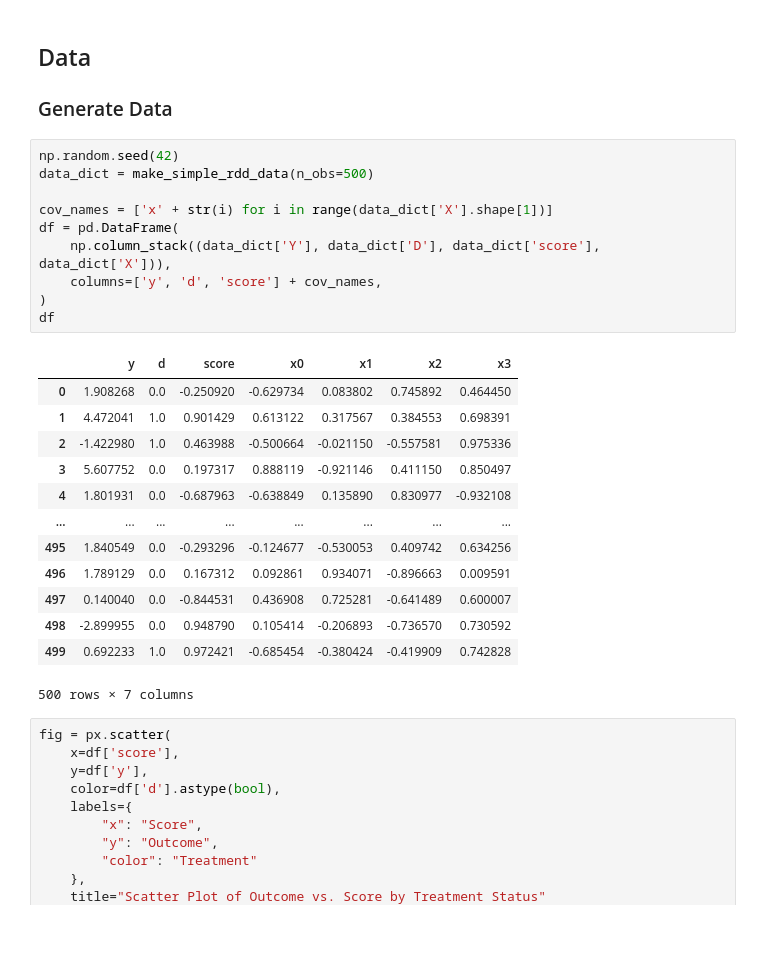
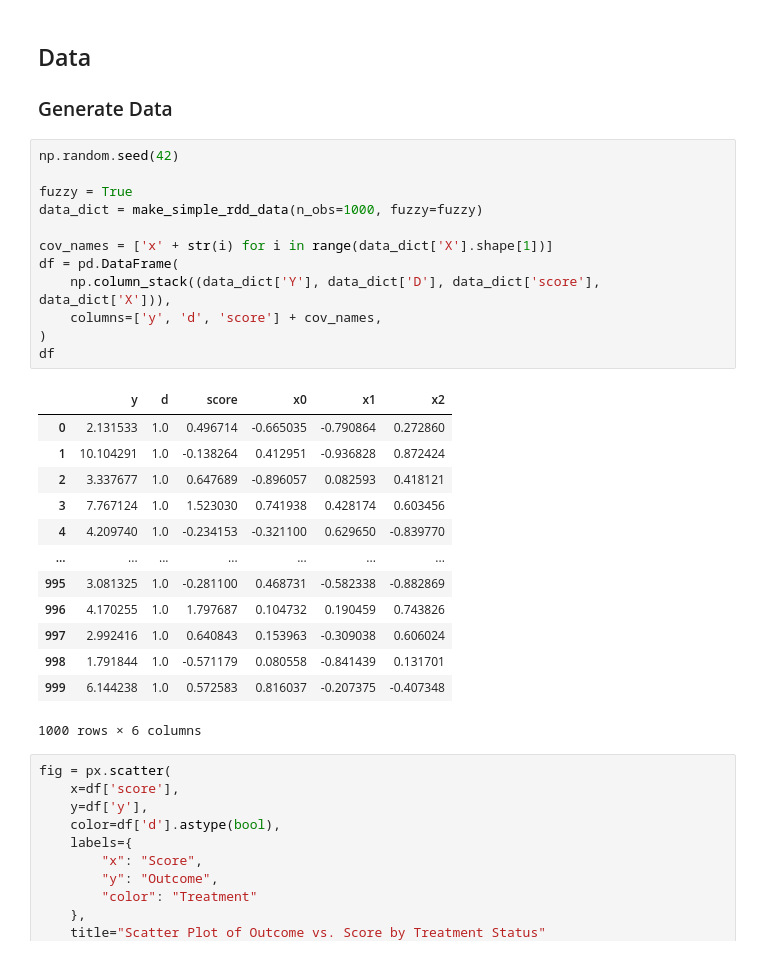
Before and after one commit to DoubleML/doubleml-rdflex, a Jupyter notebook: doubleml/rdd/notebooks/example_nb_v01.ipynb, the cells around one changed output. Cells and saved outputs as stored; diff of their text form.

```diff
--- a/doubleml/rdd/notebooks/example_nb_v01.ipynb
+++ b/doubleml/rdd/notebooks/example_nb_v01.ipynb
@@ -24,28 +24,30 @@ from doubleml.rdd.datasets import make_simple_rdd_data
 ### Generate Data
 # %%
 np.random.seed(42)
-data_dict = make_simple_rdd_data(n_obs=500)
+
+fuzzy = True
+data_dict = make_simple_rdd_data(n_obs=1000, fuzzy=fuzzy)
 
 cov_names = ['x' + str(i) for i in range(data_dict['X'].shape[1])]
 df = pd.DataFrame(
     np.column_stack((data_dict['Y'], data_dict['D'], data_dict['score'], data_dict['X'])),
     columns=['y', 'd', 'score'] + cov_names,
 )
 df
 # %% [output]
-|  | y | d | score | x0 | x1 | x2 | x3 |
-| 0 | 1.908268 | 0.0 | -0.250920 | -0.629734 | 0.083802 | 0.745892 | 0.464450 |
-| 1 | 4.472041 | 1.0 | 0.901429 | 0.613122 | 0.317567 | 0.384553 | 0.698391 |
-| 2 | -1.422980 | 1.0 | 0.463988 | -0.500664 | -0.021150 | -0.557581 | 0.975336 |
-| 3 | 5.607752 | 0.0 | 0.197317 | 0.888119 | -0.921146 | 0.411150 | 0.850497 |
-| 4 | 1.801931 | 0.0 | -0.687963 | -0.638849 | 0.135890 | 0.830977 | -0.932108 |
-| ... | ... | ... | ... | ... | ... | ... | ... |
-| 495 | 1.840549 | 0.0 | -0.293296 | -0.124677 | -0.530053 | 0.409742 | 0.634256 |
-| 496 | 1.789129 | 0.0 | 0.167312 | 0.092861 | 0.934071 | -0.896663 | 0.009591 |
-| 497 | 0.140040 | 0.0 | -0.844531 | 0.436908 | 0.725281 | -0.641489 | 0.600007 |
-| 498 | -2.899955 | 0.0 | 0.948790 | 0.105414 | -0.206893 | -0.736570 | 0.730592 |
-| 499 | 0.692233 | 1.0 | 0.972421 | -0.685454 | -0.380424 | -0.419909 | 0.742828 |
+|  | y | d | score | x0 | x1 | x2 |
+| 0 | 2.131533 | 1.0 | 0.496714 | -0.665035 | -0.790864 | 0.272860 |
+| 1 | 10.104291 | 1.0 | -0.138264 | 0.412951 | -0.936828 | 0.872424 |
+| 2 | 3.337677 | 1.0 | 0.647689 | -0.896057 | 0.082593 | 0.418121 |
+| 3 | 7.767124 | 1.0 | 1.523030 | 0.741938 | 0.428174 | 0.603456 |
+| 4 | 4.209740 | 1.0 | -0.234153 | -0.321100 | 0.629650 | -0.839770 |
+| ... | ... | ... | ... | ... | ... | ... |
+| 995 | 3.081325 | 1.0 | -0.281100 | 0.468731 | -0.582338 | -0.882869 |
+| 996 | 4.170255 | 1.0 | 1.797687 | 0.104732 | 0.190459 | 0.743826 |
+| 997 | 2.992416 | 1.0 | 0.640843 | 0.153963 | -0.309038 | 0.606024 |
+| 998 | 1.791844 | 1.0 | -0.571179 | 0.080558 | -0.841439 | 0.131701 |
+| 999 | 6.144238 | 1.0 | 0.572583 | 0.816037 | -0.207375 | -0.407348 |
-500 rows × 7 columns
+1000 rows × 6 columns
 # %%
 fig = px.scatter(
     x=df['score'],
```
Also changed, not shown: parts of 8 cells of this notebook.
